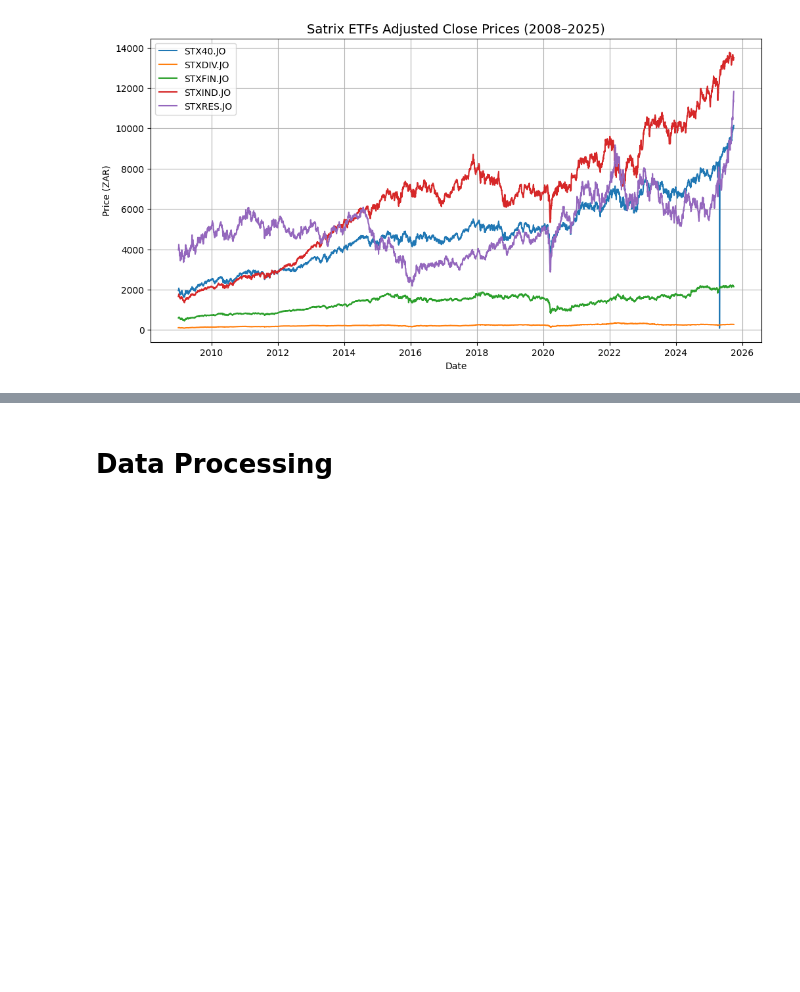
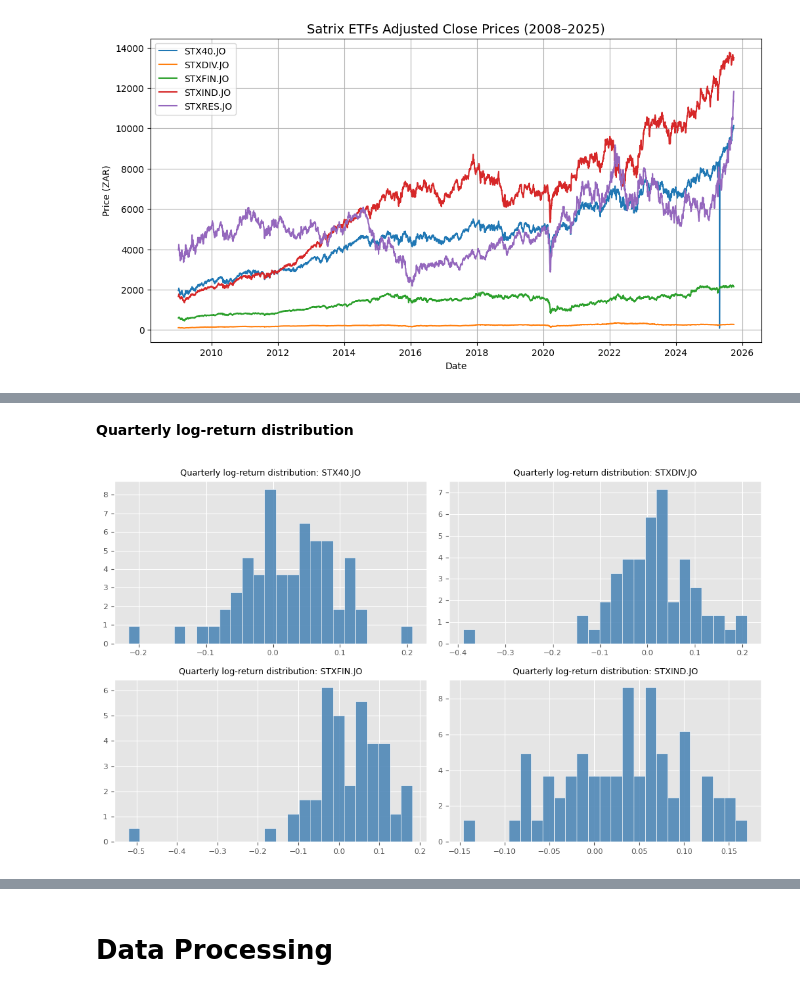
Before and after one commit to MATHONSIMM/Capstone-Project-Group-11192, a Jupyter notebook: Capstone_Project_Group_11192.ipynb, the cells around one changed output, grey strips where cells are left out. Cells and saved outputs as stored; diff of their text form; code cells hidden in the pictures; blank space fills up the shorter version.

```diff
--- a/Capstone_Project_Group_11192.ipynb
+++ b/Capstone_Project_Group_11192.ipynb
@@ -218,0 +313,16 @@ print(df.head())
+# %%
+etf_data    = adj_close_ETFdata.copy()
+macro_data  = Freddata.copy()
+market_data = MacroYfinadj_close_data.copy()
+
+assert isinstance(etf_data.index, pd.DatetimeIndex)
+assert isinstance(macro_data.index, pd.DatetimeIndex)
+assert isinstance(market_data.index, pd.DatetimeIndex)
+
+etf_data.sort_index(inplace=True)
+macro_data.sort_index(inplace=True)
+market_data.sort_index(inplace=True)
+
+for df in (etf_data, macro_data, market_data):
+    if df.index.duplicated().any():
+        df.drop(df.index[df.index.duplicated(keep='first')], inplace=True)
@@ -218,0 +357,11 @@ print(df.head())
+# %%
+data_all = quarterly_returns.join([macro_quarterly, market_quarterly], how='inner').dropna(how='any')
+
+R = quarterly_returns.loc[data_all.index]
+X = data_all.drop(columns=quarterly_returns.columns, errors='ignore')
+
+print("Aligned quarterly period:", R.index.min().date(), "→", R.index.max().date())
+print("Targets (R) shape:", R.shape, "| Predictors (X) shape:", X.shape)
+
+features_raw      = X.copy()
+quarterly_returns_ = R.copy()
@@ -218,0 +401,22 @@ print(df.head())
+# %% [markdown]
+**Quarterly log-return distribution**
+# %%
+subset_cols = list(quarterly_returns_.columns)[:4]
+
+rows, cols = 2, 2
+fig, axes = plt.subplots(rows, cols, figsize=(10,6))
+axes = axes.flatten()
+
+for i, col in enumerate(subset_cols):
+    r = quarterly_returns_[col].dropna().values
+    axes[i].hist(r, bins=25, density=True, alpha=0.85, color="#4682B4", edgecolor="white")
+    axes[i].set_title(f"Quarterly log-return distribution: {col}", fontsize=9)
+    axes[i].tick_params(axis="both", labelsize=8)
+
+for j in range(len(subset_cols), rows*cols):
+    axes[j].set_visible(False)
+
+plt.tight_layout()
+plt.show()
+# %% [output]
+[figure, added]
```
Also changed, not shown: parts of 78 cells of this notebook.
